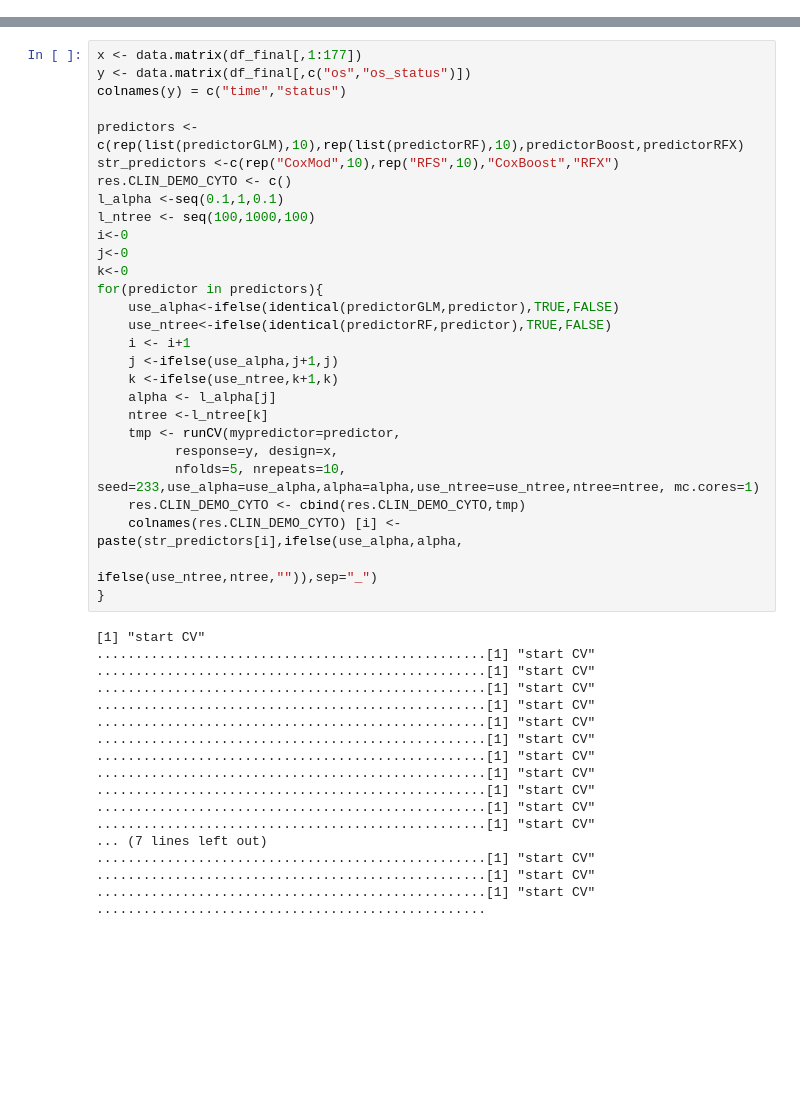
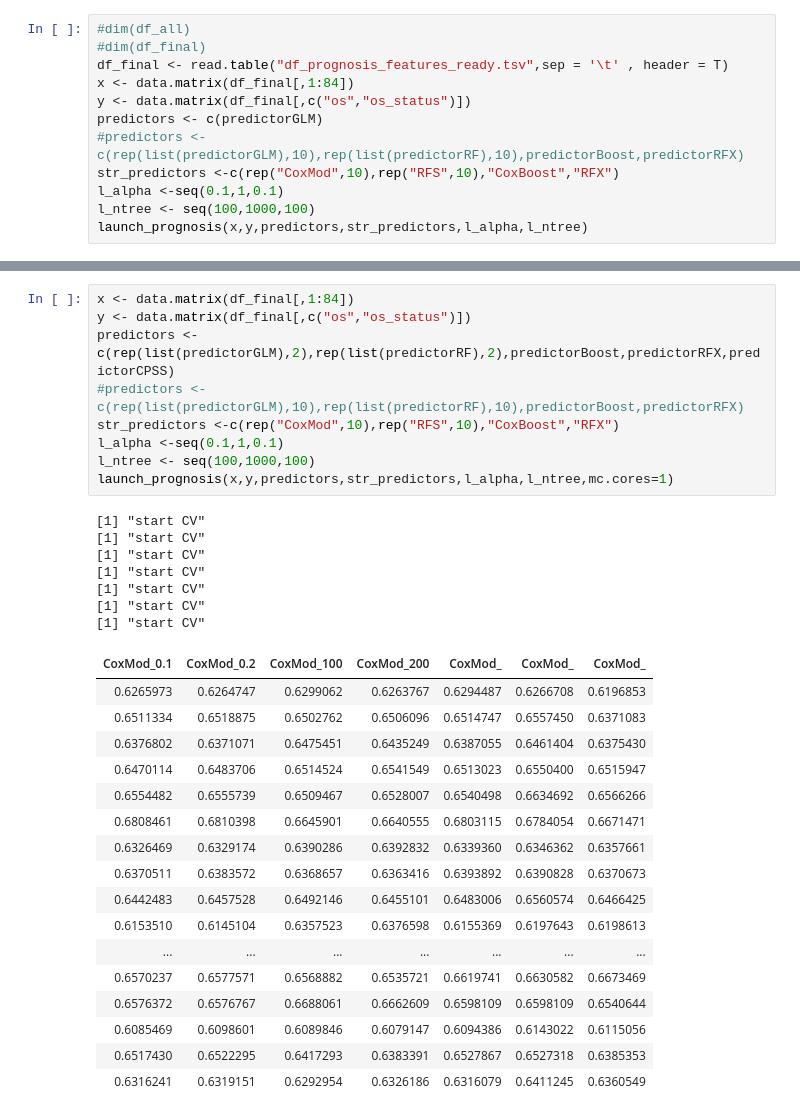
Before and after one commit to reyear/AML_Analysis, a Jupyter notebook: analysis/prognosis/InitialPrognosis/Models.ipynb, the cells around one changed output, grey strips where cells are left out. Cells and saved outputs as stored; diff of their text form; blank space fills up the shorter version.

```diff
--- a/analysis/prognosis/InitialPrognosis/Models.ipynb
+++ b/analysis/prognosis/InitialPrognosis/Models.ipynb
@@ -134,0 +32,12 @@ runCV <- function(mypredictor, response, design, nfolds=nfolds, nrepeats=nrepeat
+# %%
+#dim(df_all)
+#dim(df_final)
+df_final <- read.table("df_prognosis_features_ready.tsv",sep = '\t' , header = T)
+x <- data.matrix(df_final[,1:84])
+y <- data.matrix(df_final[,c("os","os_status")])
+predictors <- c(predictorGLM)
+#predictors <- c(rep(list(predictorGLM),10),rep(list(predictorRF),10),predictorBoost,predictorRFX)
+str_predictors <-c(rep("CoxMod",10),rep("RFS",10),"CoxBoost","RFX")
+l_alpha <-seq(0.1,1,0.1)
+l_ntree <- seq(100,1000,100)
+launch_prognosis(x,y,predictors,str_predictors,l_alpha,l_ntree)
@@ -135,46 +63,34 @@ runCV <- function(mypredictor, response, design, nfolds=nfolds, nrepeats=nrepeat
 # %%
-x <- data.matrix(df_final[,1:177])
+x <- data.matrix(df_final[,1:84])
 y <- data.matrix(df_final[,c("os","os_status")])
-colnames(y) = c("time","status")
-
-predictors <- c(rep(list(predictorGLM),10),rep(list(predictorRF),10),predictorBoost,predictorRFX)
+predictors <- c(rep(list(predictorGLM),2),rep(list(predictorRF),2),predictorBoost,predictorRFX,predictorCPSS)
+#predictors <- c(rep(list(predictorGLM),10),rep(list(predictorRF),10),predictorBoost,predictorRFX)
 str_predictors <-c(rep("CoxMod",10),rep("RFS",10),"CoxBoost","RFX")
-res.CLIN_DEMO_CYTO <- c()
 l_alpha <-seq(0.1,1,0.1)
 l_ntree <- seq(100,1000,100)
-i<-0
-j<-0
-k<-0
-for(predictor in predictors){
-    use_alpha<-ifelse(identical(predictorGLM,predictor),TRUE,FALSE)
-    use_ntree<-ifelse(identical(predictorRF,predictor),TRUE,FALSE)
-    i <- i+1
-    j <-ifelse(use_alpha,j+1,j)
-    k <-ifelse(use_ntree,k+1,k)
-    alpha <- l_alpha[j]
-    ntree <-l_ntree[k]
-    tmp <- runCV(mypredictor=predictor,
-          response=y, design=x,
-          nfolds=5, nrepeats=10, seed=233,use_alpha=use_alpha,alpha=alpha,use_ntree=use_ntree,ntree=ntree, mc.cores=1)
-    res.CLIN_DEMO_CYTO <- cbind(res.CLIN_DEMO_CYTO,tmp)
-    colnames(res.CLIN_DEMO_CYTO) [i] <-paste(str_predictors[i],ifelse(use_alpha,alpha,
-                                                                                   ifelse(use_ntree,ntree,"")),sep="_")
-}
+launch_prognosis(x,y,predictors,str_predictors,l_alpha,l_ntree,mc.cores=1)
 # %% [output]
 [1] "start CV"
-..................................................[1] "start CV"
-..................................................[1] "start CV"
-..................................................[1] "start CV"
-..................................................[1] "start CV"
-..................................................[1] "start CV"
-..................................................[1] "start CV"
-..................................................[1] "start CV"
-..................................................[1] "start CV"
-..................................................[1] "start CV"
-..................................................[1] "start CV"
-..................................................[1] "start CV"
-... (7 lines left out)
-..................................................[1] "start CV"
-..................................................[1] "start CV"
-..................................................[1] "start CV"
-..................................................
+[1] "start CV"
+[1] "start CV"
+[1] "start CV"
+[1] "start CV"
+[1] "start CV"
+[1] "start CV"
+| CoxMod_0.1 | CoxMod_0.2 | CoxMod_100 | CoxMod_200 | CoxMod_ | CoxMod_ | CoxMod_ |
+| 0.6265973 | 0.6264747 | 0.6299062 | 0.6263767 | 0.6294487 | 0.6266708 | 0.6196853 |
+| 0.6511334 | 0.6518875 | 0.6502762 | 0.6506096 | 0.6514747 | 0.6557450 | 0.6371083 |
+| 0.6376802 | 0.6371071 | 0.6475451 | 0.6435249 | 0.6387055 | 0.6461404 | 0.6375430 |
+| 0.6470114 | 0.6483706 | 0.6514524 | 0.6541549 | 0.6513023 | 0.6550400 | 0.6515947 |
+| 0.6554482 | 0.6555739 | 0.6509467 | 0.6528007 | 0.6540498 | 0.6634692 | 0.6566266 |
+| 0.6808461 | 0.6810398 | 0.6645901 | 0.6640555 | 0.6803115 | 0.6784054 | 0.6671471 |
+| 0.6326469 | 0.6329174 | 0.6390286 | 0.6392832 | 0.6339360 | 0.6346362 | 0.6357661 |
+| 0.6370511 | 0.6383572 | 0.6368657 | 0.6363416 | 0.6393892 | 0.6390828 | 0.6370673 |
+| 0.6442483 | 0.6457528 | 0.6492146 | 0.6455101 | 0.6483006 | 0.6560574 | 0.6466425 |
+| 0.6153510 | 0.6145104 | 0.6357523 | 0.6376598 | 0.6155369 | 0.6197643 | 0.6198613 |
+| ... | ... | ... | ... | ... | ... | ... |
+| 0.6570237 | 0.6577571 | 0.6568882 | 0.6535721 | 0.6619741 | 0.6630582 | 0.6673469 |
+| 0.6576372 | 0.6576767 | 0.6688061 | 0.6662609 | 0.6598109 | 0.6598109 | 0.6540644 |
+| 0.6085469 | 0.6098601 | 0.6089846 | 0.6079147 | 0.6094386 | 0.6143022 | 0.6115056 |
+| 0.6517430 | 0.6522295 | 0.6417293 | 0.6383391 | 0.6527867 | 0.6527318 | 0.6385353 |
+| 0.6316241 | 0.6319151 | 0.6292954 | 0.6326186 | 0.6316079 | 0.6411245 | 0.6360549 |
```
Also changed, not shown: parts of 10 cells of this notebook, 9 other files.
